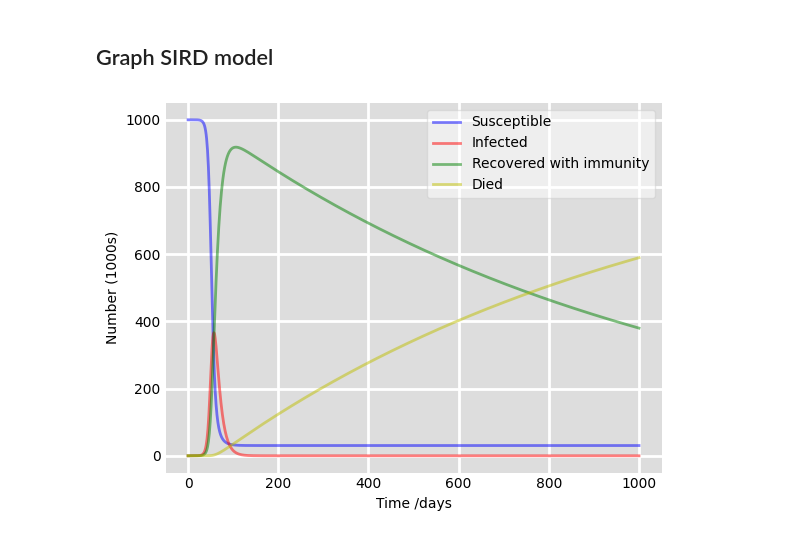
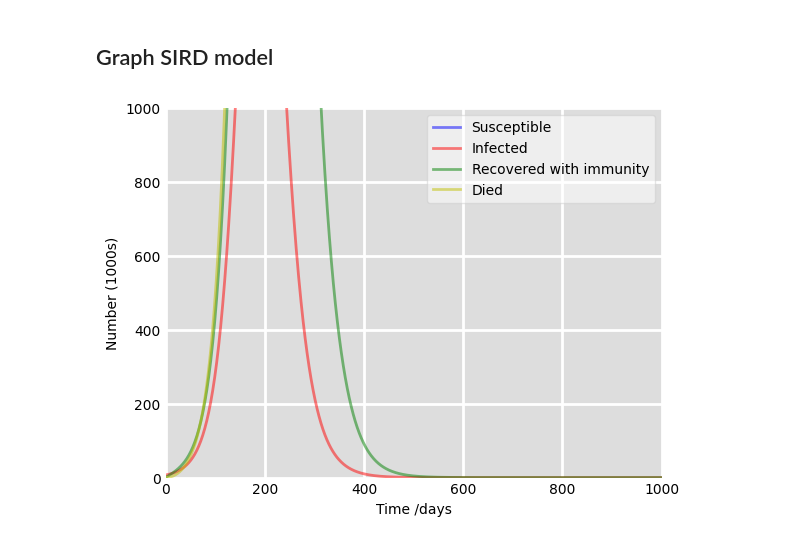
Before and after one commit to zenodea/MCMC_parameter_estimation, a Jupyter notebook: Data Analysis/sird.ipynb, the cells around one changed output. Cells and saved outputs as stored; diff of their text form; code cells hidden in the pictures.

```diff
--- a/Data Analysis/sird.ipynb
+++ b/Data Analysis/sird.ipynb
@@ -15,10 +15,10 @@ def deriv(y, t, N, beta, gamma, rho):
 # %% [markdown]
 ## Graph SIRD model
 # %%
-def plotSIRD(tf, N, beta, gamma, rho):
+def plotSIRD(tf, N, i0, beta, gamma, rho, ylimit, xlimit):
     t = np.linspace(0, tf, tf)
 
-    y0 = N, 1, 0, 0
+    y0 = N-i0, i0, 0, 0
 
     # Integrate the SIR equations over the time grid, t.
     ret = odeint(deriv, y0, t, args=(N, beta, gamma, rho))
@@ -36,15 +36,17 @@ def plotSIRD(tf, N, beta, gamma, rho):
     ax.yaxis.set_tick_params(length=0)
     ax.xaxis.set_tick_params(length=0)
     ax.grid(b=True, which='major', c='w', lw=2, ls='-')
+    ax.set_xlim([xlimit[0], xlimit[1]])
+    ax.set_ylim([ylimit[0], ylimit[1]])
     legend = ax.legend()
     legend.get_frame().set_alpha(0.5)
     for spine in ('top', 'right', 'bottom', 'left'):
         ax.spines[spine].set_visible(False)
     plt.show()
-# %%
-plotSIRD(1000,1000000,0.36,1./10,0.001)
-# %% [output]
-[figure, removed]
+# %%
+plotSIRD(1000,67000000,6982.18280,0.16020,0.12257,0.043,[0,1000],[0,1000])
+# %% [output]
+[figure, added]
 # %%
 # Initial conditions vector
 y0 = 999, 1, 0, 0
```
Also changed, not shown: parts of 1 cell of this notebook, 7 other files.
